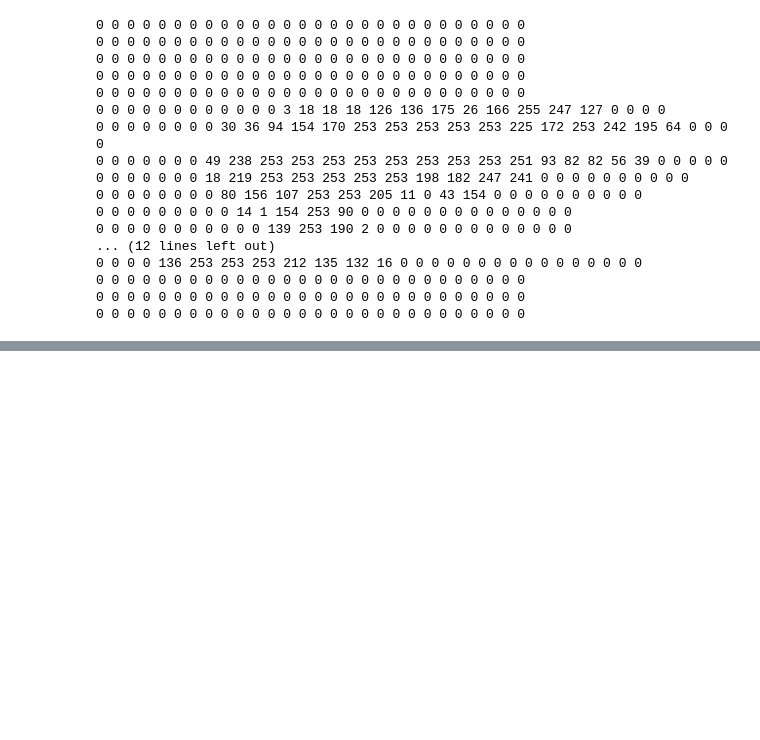
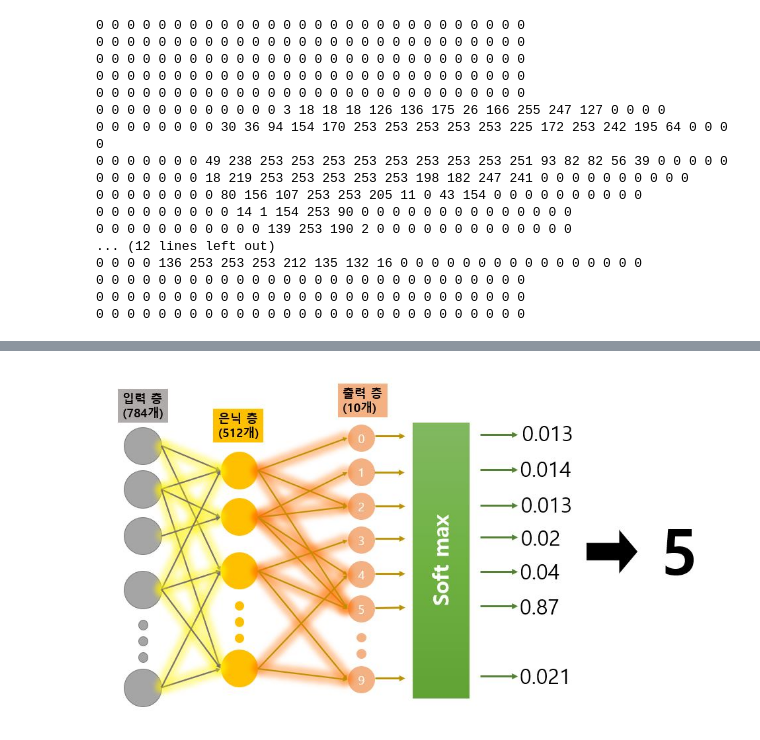
Before and after one commit to SimplePro/MnistDL, a Jupyter notebook: predict.ipynb, the cells around one changed output, grey strips where cells are left out. Saved outputs shown, nothing was run; the diff lists cells and outputs as text; code cells hidden in the pictures; blank space fills up the shorter version.

```diff
--- a/predict.ipynb
+++ b/predict.ipynb
@@ -96,5 +96,11 @@ accuracy: 1.0000
 
 val_accuracy: 0.9837
+# %%
+# 모델 신경망 시각화
+from IPython.display import Image
+Image("./모델신경망시각화.jpg")
+# %% [output]
+[figure, added]
 # %%
 from keras.models import load_model
 
```
Also changed, not shown: parts of 2 cells of this notebook.
